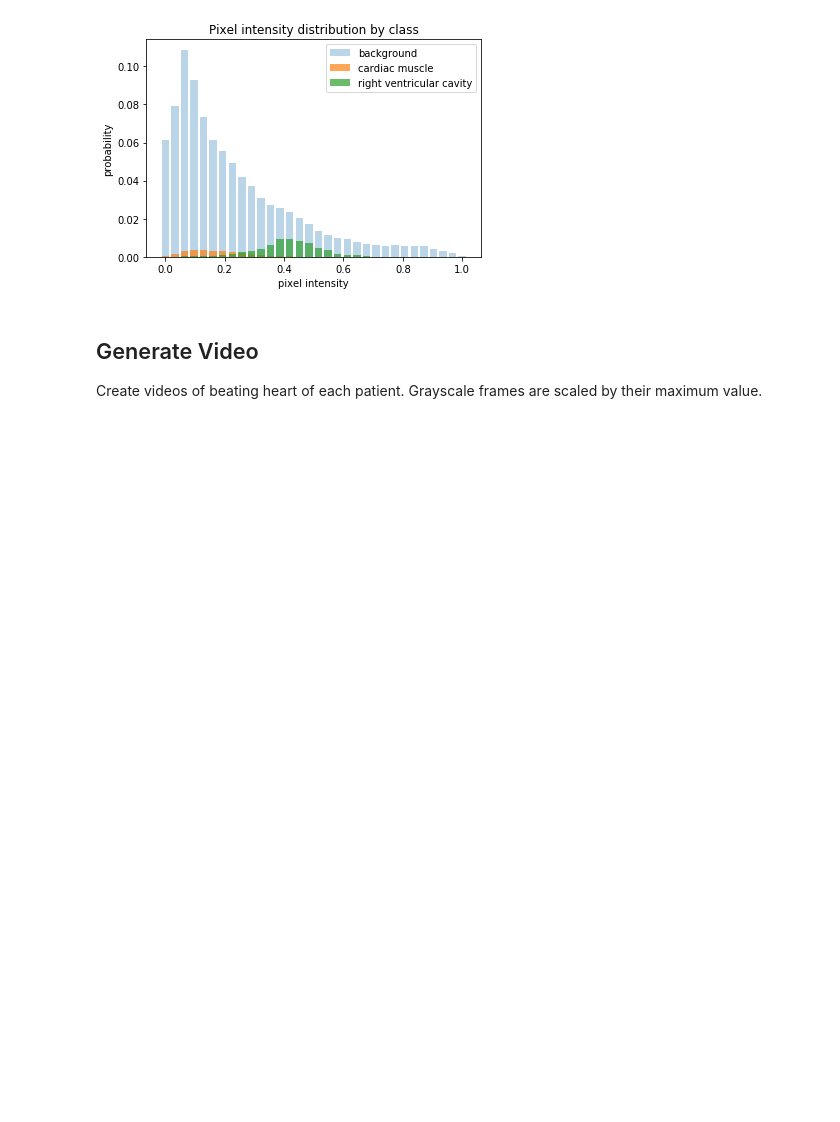
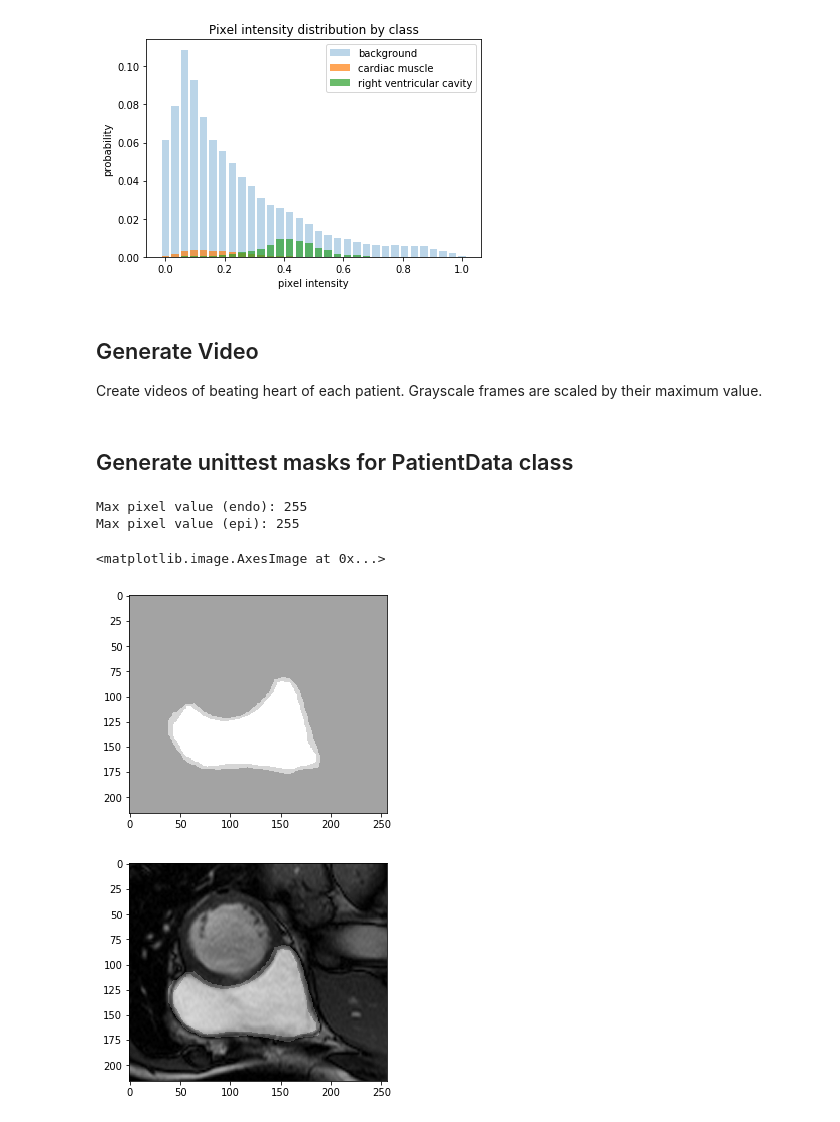
Before and after one commit to chuckyee/cardiac-segmentation, a Jupyter notebook: notebooks/Cardiac MRI Data Exploration.ipynb, the cells around one changed output. Saved outputs shown, nothing was run; the diff lists cells and outputs as text; code cells hidden in the pictures; blank space fills up the shorter version.

Commit message:
Add unit test code for image masks.

```diff
--- a/notebooks/Cardiac MRI Data Exploration.ipynb
+++ b/notebooks/Cardiac MRI Data Exploration.ipynb
@@ -8,6 +8,8 @@ import matplotlib.pyplot as plt
 from rvseg import patient
 
 %matplotlib inline
+
+basedir = "/home/paperspace/Developer/datasets/RVSC/TrainingSet"
 # %% [markdown]
 ## Visualize Images and Masks
 # %%
@@ -98,3 +100,25 @@ for datadir in datadirs:
     index = os.path.basename(datadir)[-2:]
     outfile = "out{}.mp4".format(index)
     p.write_video(outfile=outfile, FPS=FPS)
+# %% [markdown]
+## Generate unittest masks for PatientData class
+# %%
+p = patient.PatientData(os.path.join(basedir, "patient09"))
+# %%
+# check endo- and epi- cardium masks
+print("Max pixel value (endo):", p.endocardium_masks[0].max())
+print("Max pixel value (epi):",  p.epicardium_masks[0].max())
+
+plt.imshow(p.endocardium_masks[0], cmap=plt.cm.gray, alpha=0.2)
+plt.imshow(p.epicardium_masks[0], cmap=plt.cm.gray, alpha=0.2)
+
+plt.figure()
+plt.imshow(p.images[0], cmap=plt.cm.gray)
+plt.imshow(p.endocardium_masks[0], cmap=plt.cm.gray, alpha=0.2)
+plt.imshow(p.epicardium_masks[0], cmap=plt.cm.gray, alpha=0.2)
+# %% [output]
+Max pixel value (endo): 255
+Max pixel value (epi): 255
+<matplotlib.image.AxesImage at 0x...>
+[figure, added]
+[figure, added]
```
Also changed, not shown: parts of 4 cells of this notebook.
